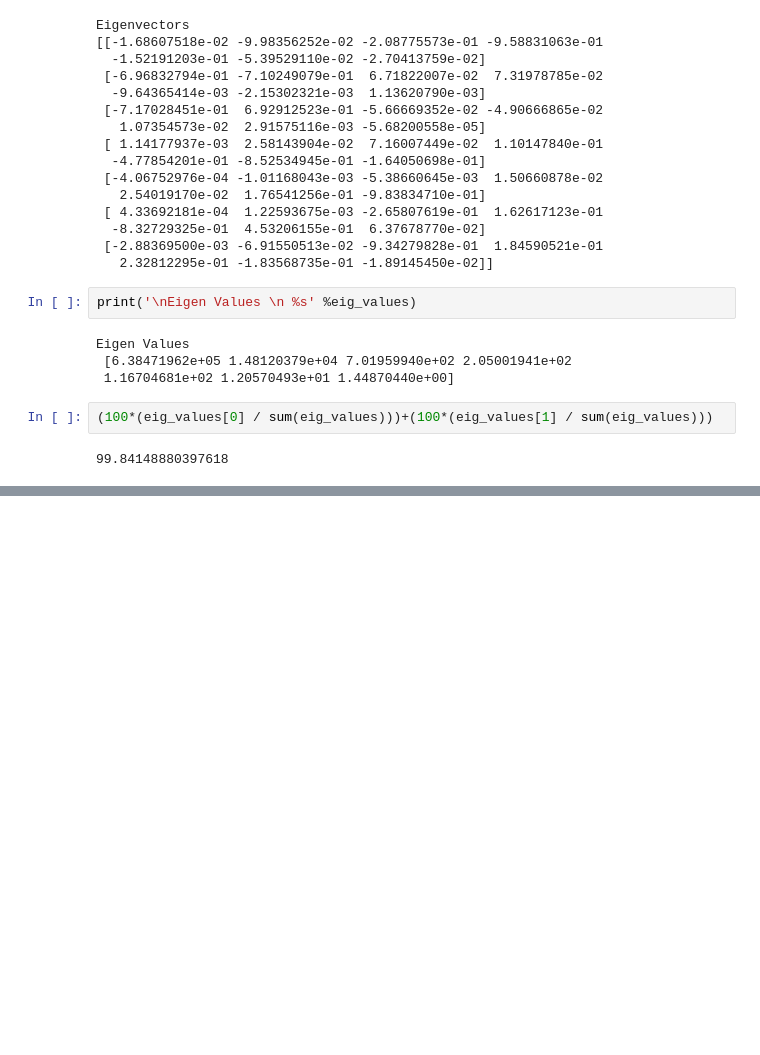
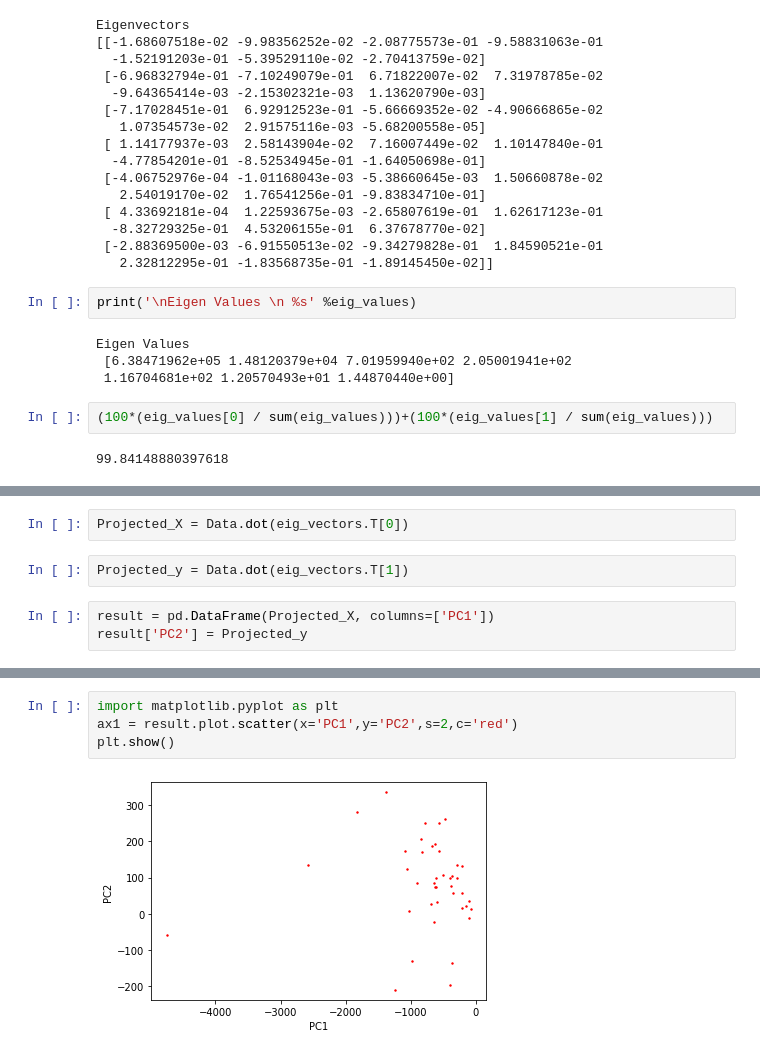
Before and after one commit to kmanoj94/CS809, a Jupyter notebook: PCA.ipynb, the cells around one changed output, grey strips where cells are left out. Drawn from its saved outputs; the diff is of its cells as text; blank space fills up the shorter version.

```diff
--- a/PCA.ipynb
+++ b/PCA.ipynb
@@ -104,0 +122,7 @@ Eigen Values
+# %%
+Projected_X = Data.dot(eig_vectors.T[0])
+# %%
+Projected_y = Data.dot(eig_vectors.T[1])
+# %%
+result = pd.DataFrame(Projected_X, columns=['PC1'])
+result['PC2'] = Projected_y
@@ -104,0 +149,6 @@ Eigen Values
+# %%
+import matplotlib.pyplot as plt
+ax1 = result.plot.scatter(x='PC1',y='PC2',s=2,c='red')
+plt.show()
+# %% [output]
+[figure, added]
```
Also changed, not shown: parts of 6 cells of this notebook.
